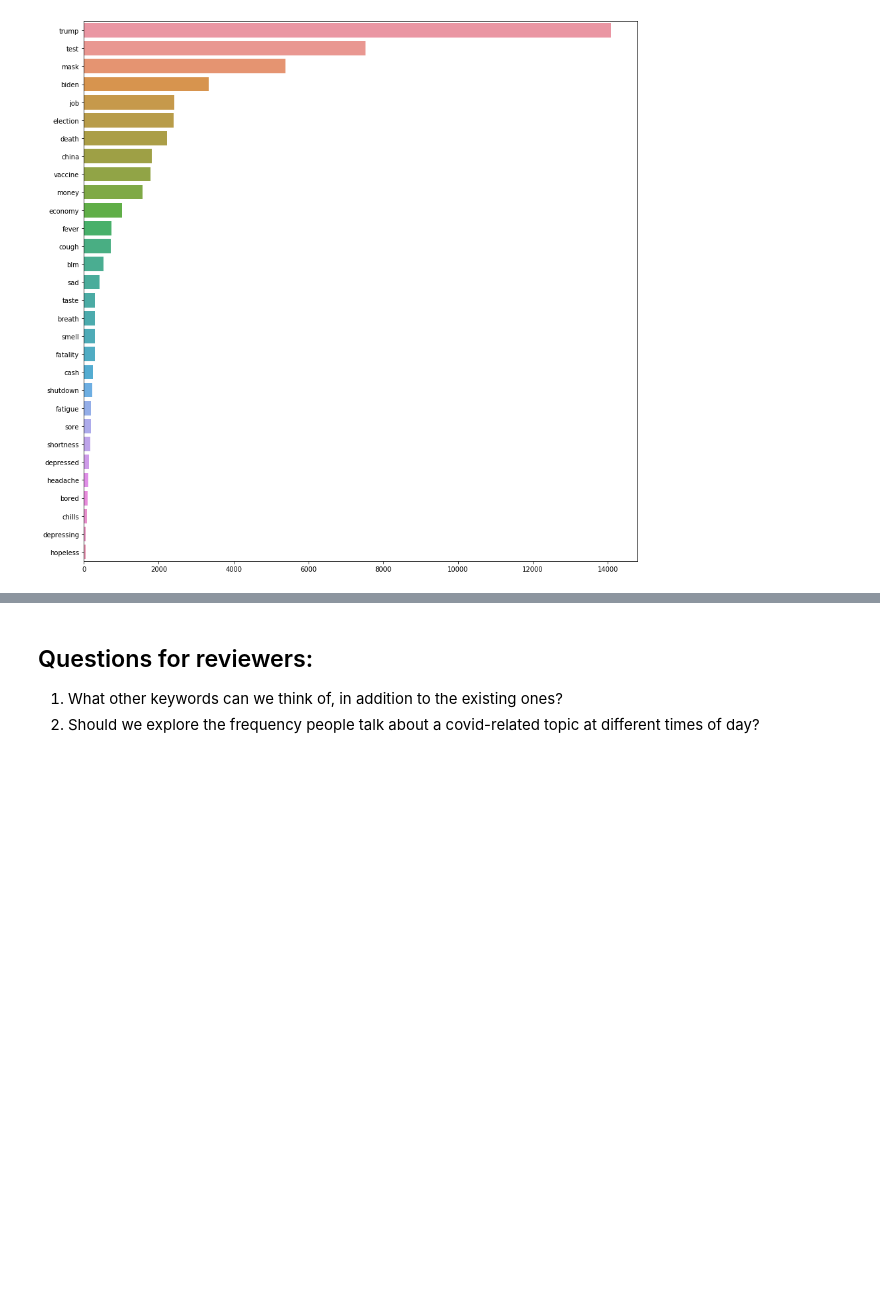
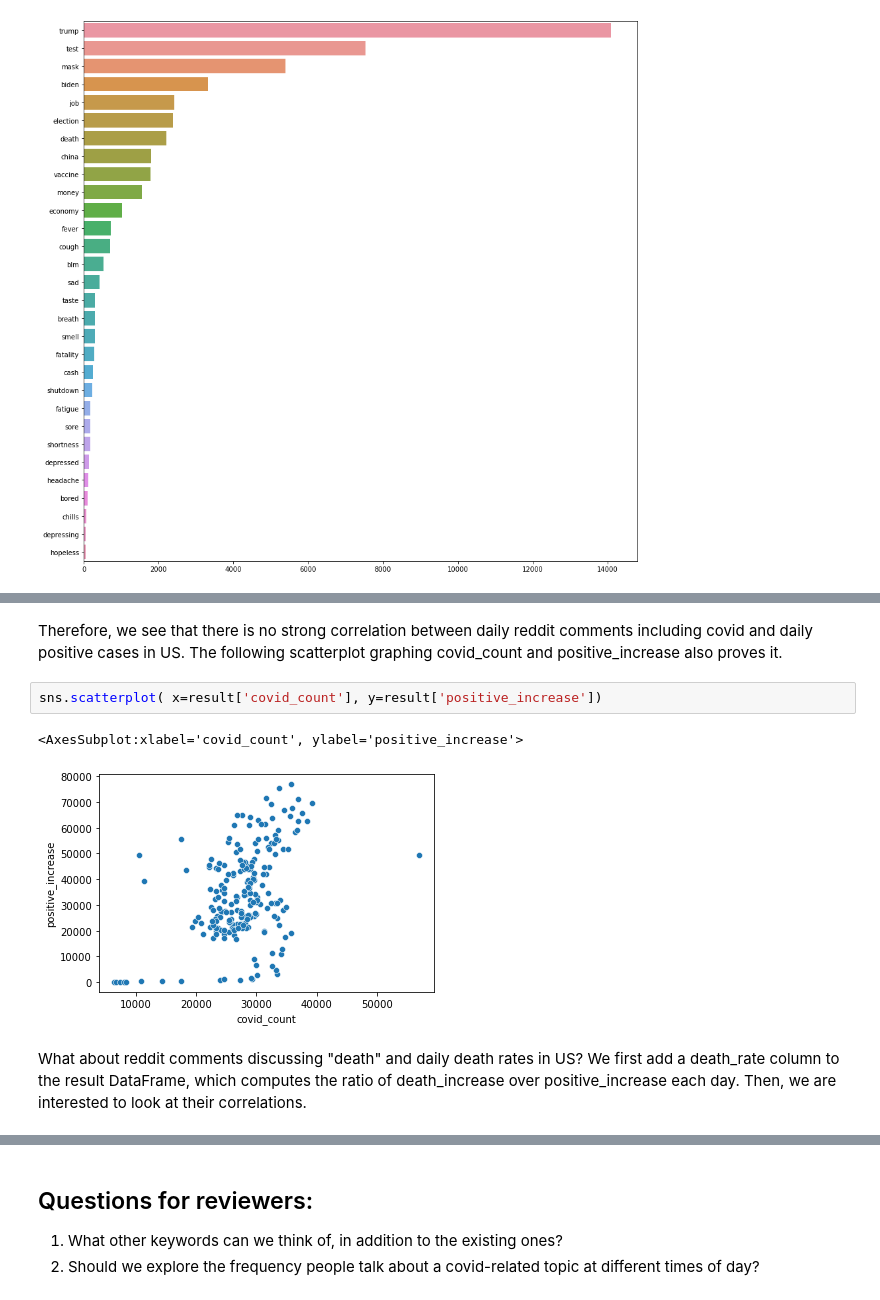
Before and after one commit to kaiyue95/INFO-2950-Final-Project, a Jupyter notebook: phase_2.ipynb, the cells around one changed output, grey strips where cells are left out. Saved outputs shown, nothing was run; the diff lists cells and outputs as text; blank space fills up the shorter version.

Commit message:
phase 2 update
calculate some correlations

```diff
--- a/phase_2.ipynb
+++ b/phase_2.ipynb
@@ -309,0 +321,9 @@ labels = sub_max_barplot.set_yticklabels(map(lambda x: x.split("_")[1] if len(x.
+# %% [markdown]
+Therefore, we see that there is no strong correlation between daily reddit comments including covid and daily positive cases in US. The following scatterplot graphing covid_count and positive_increase also proves it.
+# %%
+sns.scatterplot( x=result['covid_count'], y=result['positive_increase'])
+# %% [output]
+<AxesSubplot:xlabel='covid_count', ylabel='positive_increase'>
+[figure, added]
+# %% [markdown]
+What about reddit comments discussing "death" and daily death rates in US? We first add a death_rate column to the  result DataFrame, which computes the ratio of death_increase over positive_increase each day. Then, we are interested to look at their correlations.
```
Also changed, not shown: parts of 16 cells of this notebook.
